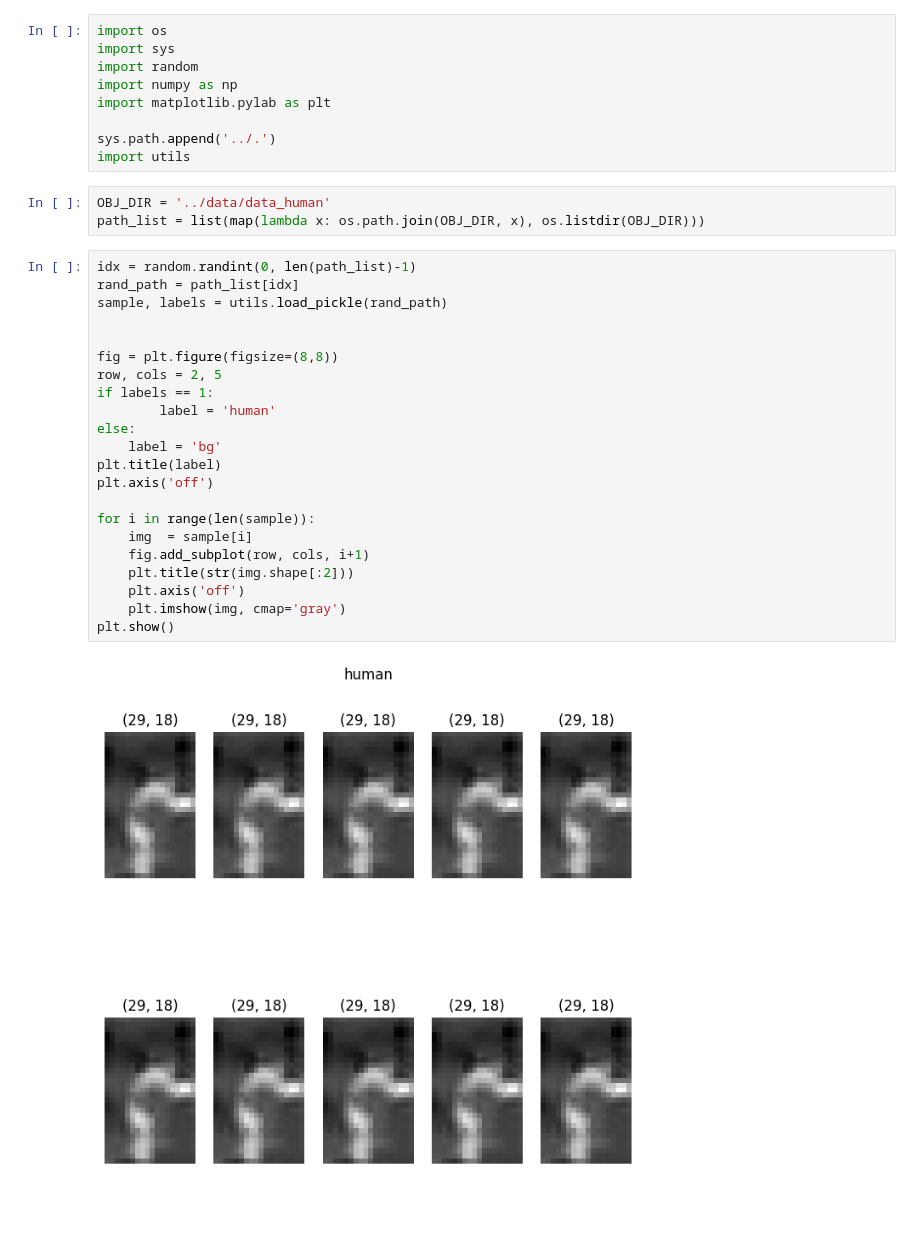
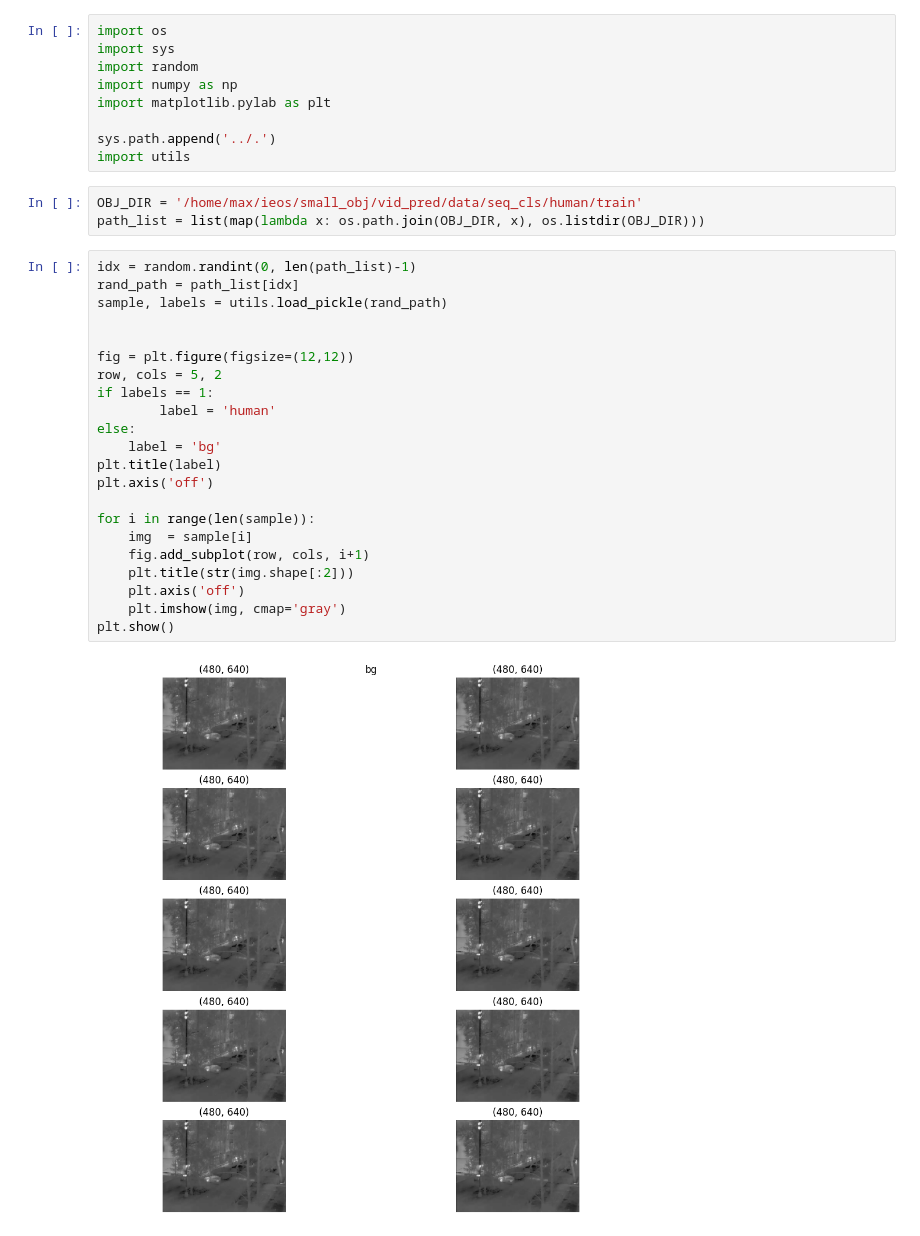
Before and after one commit to SivenM/det_small_people, a Jupyter notebook: forge/sample_note.ipynb, the cells around one changed output. Saved outputs shown, nothing was run; the diff lists cells and outputs as text.

Commit message:
complete gen seq_cls data

```diff
--- a/forge/sample_note.ipynb
+++ b/forge/sample_note.ipynb
@@ -8,29 +8,29 @@ import matplotlib.pylab as plt
 sys.path.append('../.')
 import utils
 # %%
-OBJ_DIR = '../data/data_human'
+OBJ_DIR = '/home/max/ieos/small_obj/vid_pred/data/seq_cls/human/train'
 path_list = list(map(lambda x: os.path.join(OBJ_DIR, x), os.listdir(OBJ_DIR)))
 # %%
 idx = random.randint(0, len(path_list)-1)
 rand_path = path_list[idx]
 sample, labels = utils.load_pickle(rand_path)
 
 
-fig = plt.figure(figsize=(8,8))
-row, cols = 2, 5
+fig = plt.figure(figsize=(12,12))
+row, cols = 5, 2
 if labels == 1:
         label = 'human'
 else:
     label = 'bg'
 plt.title(label)
 plt.axis('off')
 
 for i in range(len(sample)):
     img  = sample[i]
     fig.add_subplot(row, cols, i+1)
     plt.title(str(img.shape[:2]))
     plt.axis('off')
     plt.imshow(img, cmap='gray')
 plt.show()
 # %% [output]
-[figure, old version]
+[figure, new version]
```
Also changed, not shown: parts of 1 cell of this notebook, 1 other file.
